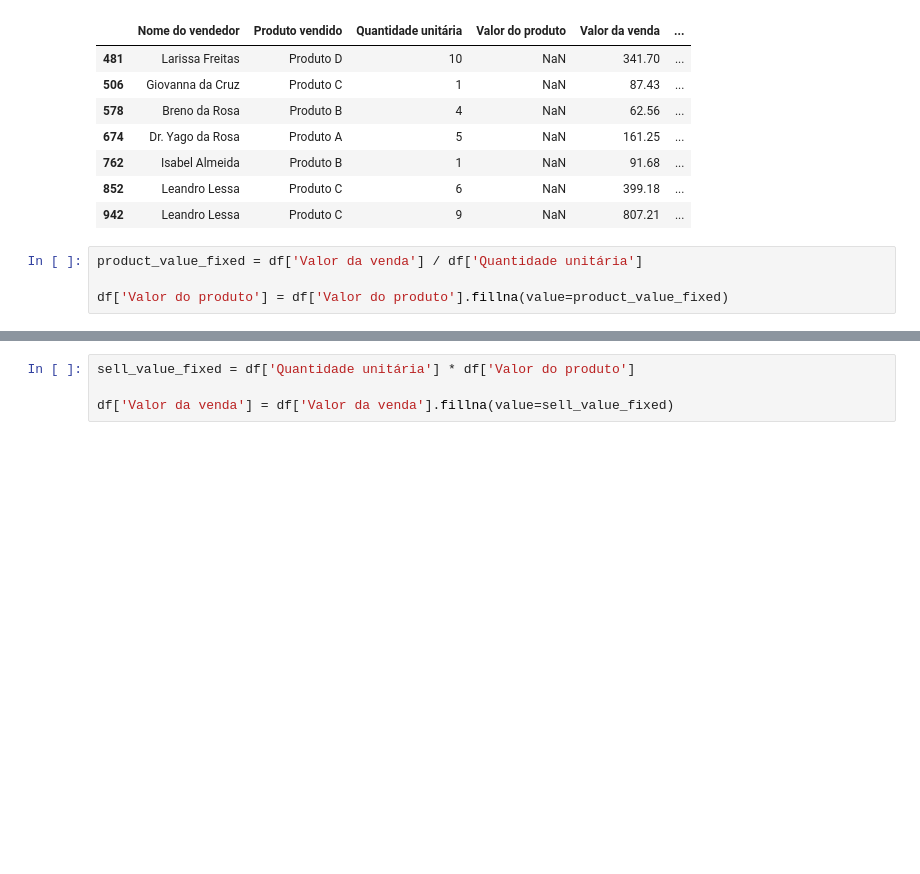
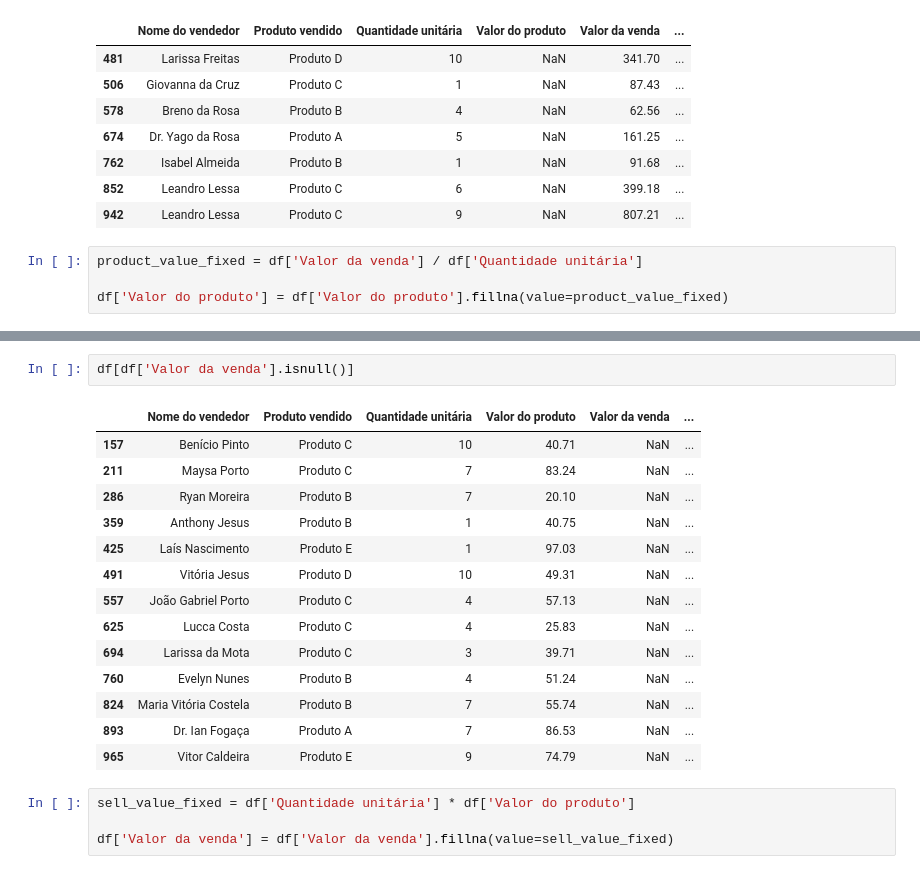
Before and after one commit to campos-dev/xpe_analista_dados_financas, a Jupyter notebook: modulo2_fundamentos_analise_ciencia_dados/pratico/TPM2.ipynb, the cells around one changed output, grey strips where cells are left out. Saved outputs shown, nothing was run; the diff lists cells and outputs as text; blank space fills up the shorter version.

```diff
--- a/modulo2_fundamentos_analise_ciencia_dados/pratico/TPM2.ipynb
+++ b/modulo2_fundamentos_analise_ciencia_dados/pratico/TPM2.ipynb
@@ -91,3 +100,20 @@ df.query('index in (481, 506)')
+# %%
+df[df['Valor da venda'].isnull()]
+# %% [output]
+|  | Nome do vendedor | Produto vendido | Quantidade unitária | Valor do produto | Valor da venda | ... |
+| 157 | Benício Pinto | Produto C | 10 | 40.71 | NaN | ... |
+| 211 | Maysa Porto | Produto C | 7 | 83.24 | NaN | ... |
+| 286 | Ryan Moreira | Produto B | 7 | 20.10 | NaN | ... |
+| 359 | Anthony Jesus | Produto B | 1 | 40.75 | NaN | ... |
+| 425 | Laís Nascimento | Produto E | 1 | 97.03 | NaN | ... |
+| 491 | Vitória Jesus | Produto D | 10 | 49.31 | NaN | ... |
+| 557 | João Gabriel Porto | Produto C | 4 | 57.13 | NaN | ... |
+| 625 | Lucca Costa | Produto C | 4 | 25.83 | NaN | ... |
+| 694 | Larissa da Mota | Produto C | 3 | 39.71 | NaN | ... |
+| 760 | Evelyn Nunes | Produto B | 4 | 51.24 | NaN | ... |
+| 824 | Maria Vitória Costela | Produto B | 7 | 55.74 | NaN | ... |
+| 893 | Dr. Ian Fogaça | Produto A | 7 | 86.53 | NaN | ... |
+| 965 | Vitor Caldeira | Produto E | 9 | 74.79 | NaN | ... |
 # %%
 sell_value_fixed = df['Quantidade unitária'] * df['Valor do produto']
 
```
Also changed, not shown: parts of 7 cells of this notebook, 2 other files.
